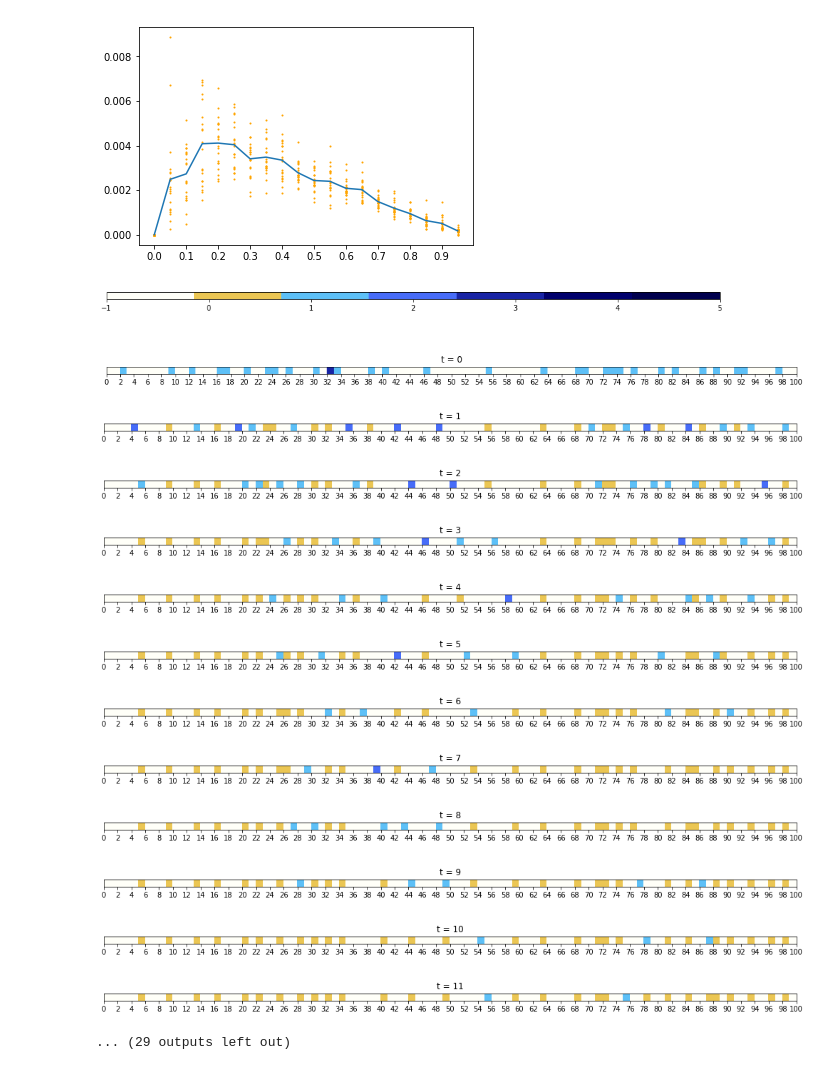
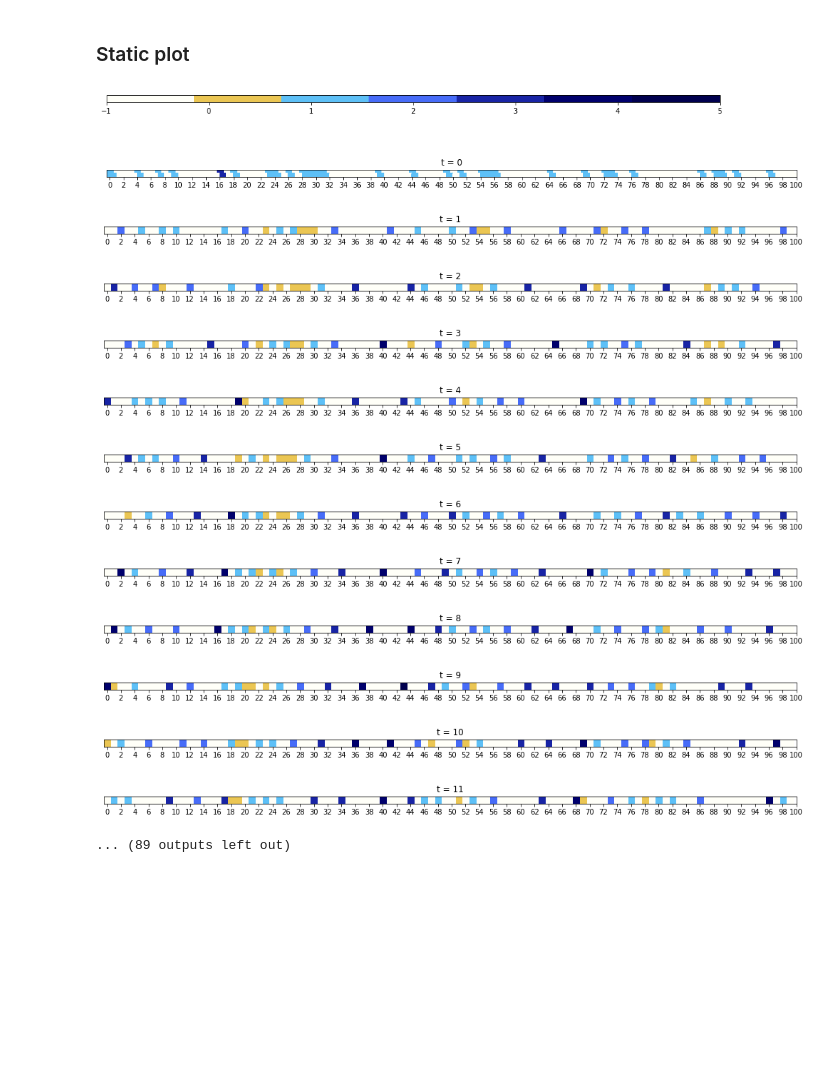
Before and after one commit to Ngort/CS166, a Jupyter notebook: MS_4_1_TrafficSimulation.ipynb, the cells around one changed output. Drawn from its saved outputs; the diff is of its cells as text; code cells hidden in the pictures; blank space fills up the shorter version.

```diff
--- a/MS_4_1_TrafficSimulation.ipynb
+++ b/MS_4_1_TrafficSimulation.ipynb
@@ -225,49 +289,24 @@ plt.show()
-# %%
-sim = TrafficSimulation(size=100,car_density=0.15, p_slow = 0.25)
-sim.initialize()
-# sim.state = np.array([1, 1, 3, -1, 1, 1, 1, -1, 1, 1])
-# print 'Initial states:'
-# print('\033[94m' + str(sim.state)+ '\x1b[0m')
-
-#sim.draw()
-
-flow = []
-densities = np.array([x*np.ones(20) for x in np.arange(0,1,0.05)]).ravel()
-
-for d in densities:
-    sim = TrafficSimulation(size=100,car_density=d, p_slow = 0.5)
-    sim.initialize()
-    for t in range(200):
-        sim.update_middle()
-    flow.append(np.mean(sim.flow_record))
-
-density_value, average_flow = zip(*sorted((xVal, np.mean([yVal for a, yVal in zip(densities, flow) if xVal==a])) for xVal in set(densities)))
-
-plt.plot(density_value,average_flow)
-plt.scatter(densities,flow,c='orange',s=1)
-plt.xticks(np.arange(0,1,0.1))
-plt.show()
-#print(pd.DataFrame((sim.state.reshape(-1,len(sim.state)))))
-# %% [output]
-[figure, removed]
+# %% [markdown]
+### Static plot
 # %%
 sim = TrafficSimulation(size=100,car_density=0.3, p_slow = 0.25)
 sim.initialize()
 sim.draw()
-for t in range(40):
-        sim.update_middle()
-        sim.draw()
+
+for t in range(100):
+    sim.update()
+    sim.draw()
 # %% [output]
-[figure, old version]
+[figure, new version]
-[figure, old version]
+[figure, new version]
-[figure, old version]
+[figure, new version]
-[figure, old version]
+[figure, new version]
-[figure, old version]
+[figure, new version]
-[figure, old version]
+[figure, new version]
-[figure, old version]
+[figure, new version]
-[figure, old version]
+[figure, new version]
-[figure, old version]
+[figure, new version]
-[figure, old version]
+[figure, new version]
-[figure, old version]
+[figure, new version]
-[figure, old version]
+[figure, new version]
-... (29 outputs left out)
+... (89 outputs left out)
```
Also changed, not shown: parts of 16 cells of this notebook.
